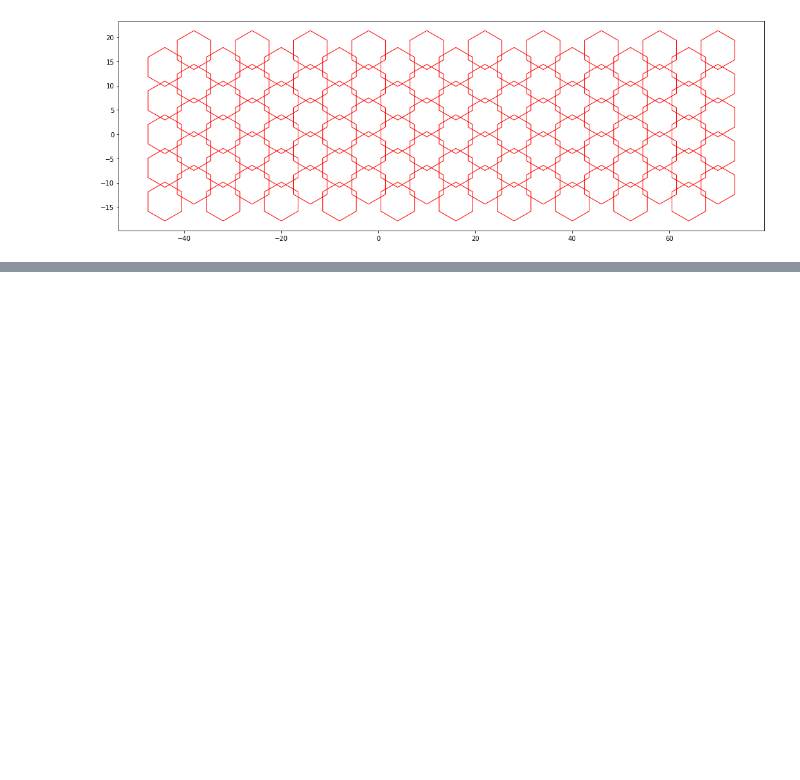
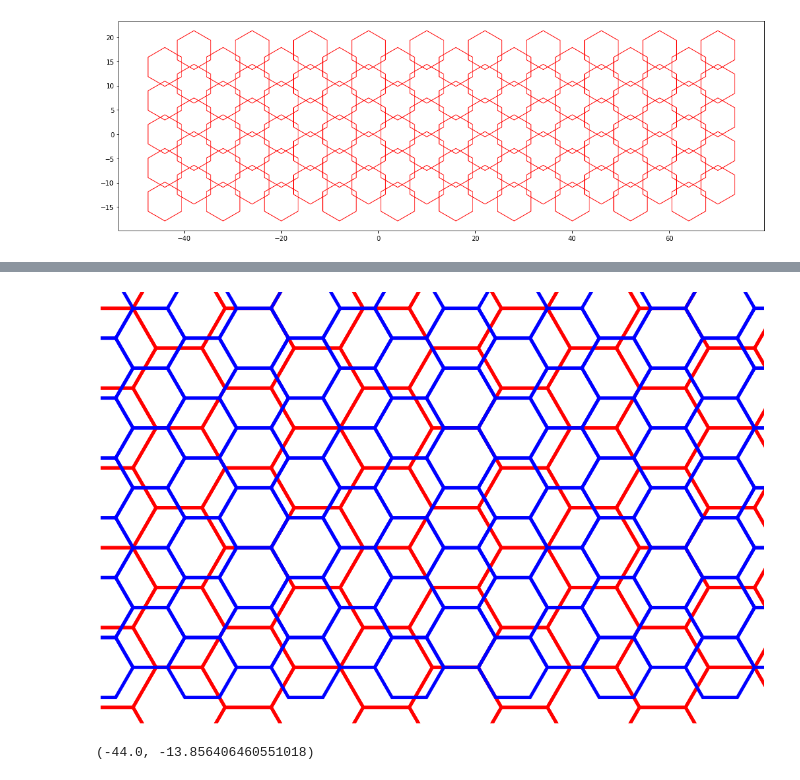
Before and after one commit to Ram-N/hexagons, a Jupyter notebook: 14.0_Example_Multiple_Overlapping_Grids.ipynb, the cells around one changed output, grey strips where cells are left out. Cells and saved outputs as stored; diff of their text form; code cells hidden in the pictures; blank space fills up the shorter version.

```diff
--- a/14.0_Example_Multiple_Overlapping_Grids.ipynb
+++ b/14.0_Example_Multiple_Overlapping_Grids.ipynb
@@ -203,0 +202,74 @@ plt.axis('scaled')
+# %%
+def draw_overlapping_grids(size, num_rows,
+                           num_cols,
+                           color_family, color_family2,
+                           bg_color='none'):
+
+    nbk = '14A'
+    logging.basicConfig(filename='hexagon_designs.log',level=logging.INFO)
+
+
+    fig, ax = plt.subplots(figsize=(18,12))
+    fig.patch.set_facecolor(bg_color)
+
+    logging.info(f'num_rows {num_rows} num_cols {num_cols}, size {size}, bg {bg_color}')
+
+    hg = HexGrid(num_rows, num_cols, size, flat=True)
+    hg.render_grid(fc='none', color='r', lw=5)
+
+    ystart = hg.hlist[0].h/4
+    xstart = size/4
+    size2 = size*3/4
+    hg2 = HexGrid(num_rows, num_cols, size2, xstart=xstart, ystart=ystart, flat=True)
+    hg2.render_grid(fc='none', color='b', lw=5)
+
+#    ystart = hg.hlist[0].h * 3/4
+#    xstart = 3*size/4
+#    hg2 = HexGrid(num_rows, num_cols, size, xstart=xstart, ystart=ystart, flat=True)
+#    hg2.render_grid(fc='none', color='g', lw=5)
+
+
+
+    #Let's get hold of all the ORIGINAL Hex Centers...
+    hx_centers = get_hexgrid_centers(hg)
+
+
+
+
+    plt.axis('equal')
+    #ax.axis('scaled')
+    xclip, yclip = 0.8, 0.66
+    y_range = size * 1.732 * num_rows / 4 * yclip
+    x_range = size * num_cols * xclip
+
+    ax.set_ybound(lower=-1*y_range, upper=y_range)
+    ax.set_xbound(lower=-1*x_range, upper=x_range)
+    plt.axis('off')
+    logging.info(f'x_range {x_range}, y_range {y_range}')
+    pf.save_file(fig,
+                  f'3Grids_centers_offset',
+                 nbk = 14,
+                 num_rows=num_rows,
+                 num_cols=num_cols,
+                )
+
+
+
+    logging.info('Finished')
+
+if __name__ == '__main__':
+
+    size=4
+    num_rows, num_cols = 13, 9
+    color_family = RED_BROWNS
+    color_family = get_rnd_family()
+    color_family2 = get_rnd_family()
+    color_family, color_family2 = GREYS, GREYS
+
+    draw_overlapping_grids(size, num_rows, num_cols, color_family, color_family2)
+# %% [output]
+[figure, added]
+# %%
+hg.hlist[0].x,hg.hlist[0].y
+# %% [output]
+(-44.0, -13.856406460551018)
```
Also changed, not shown: parts of 7 cells of this notebook, 6 other files.
